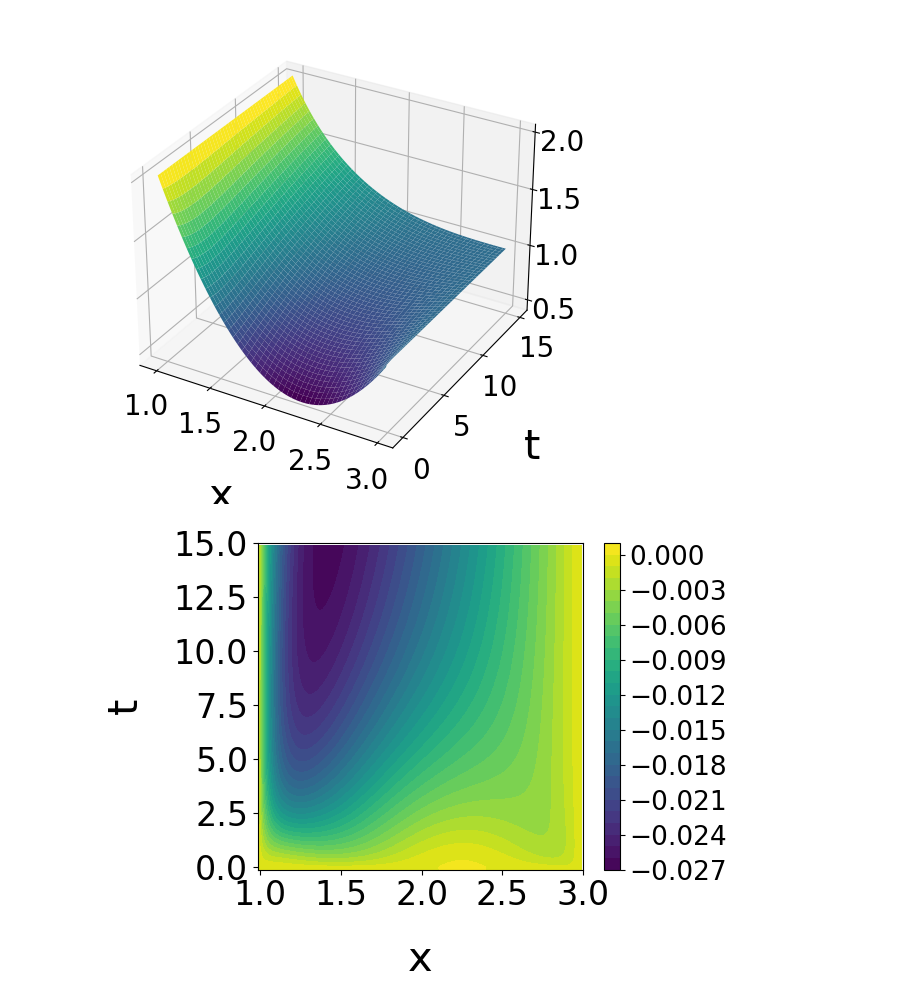
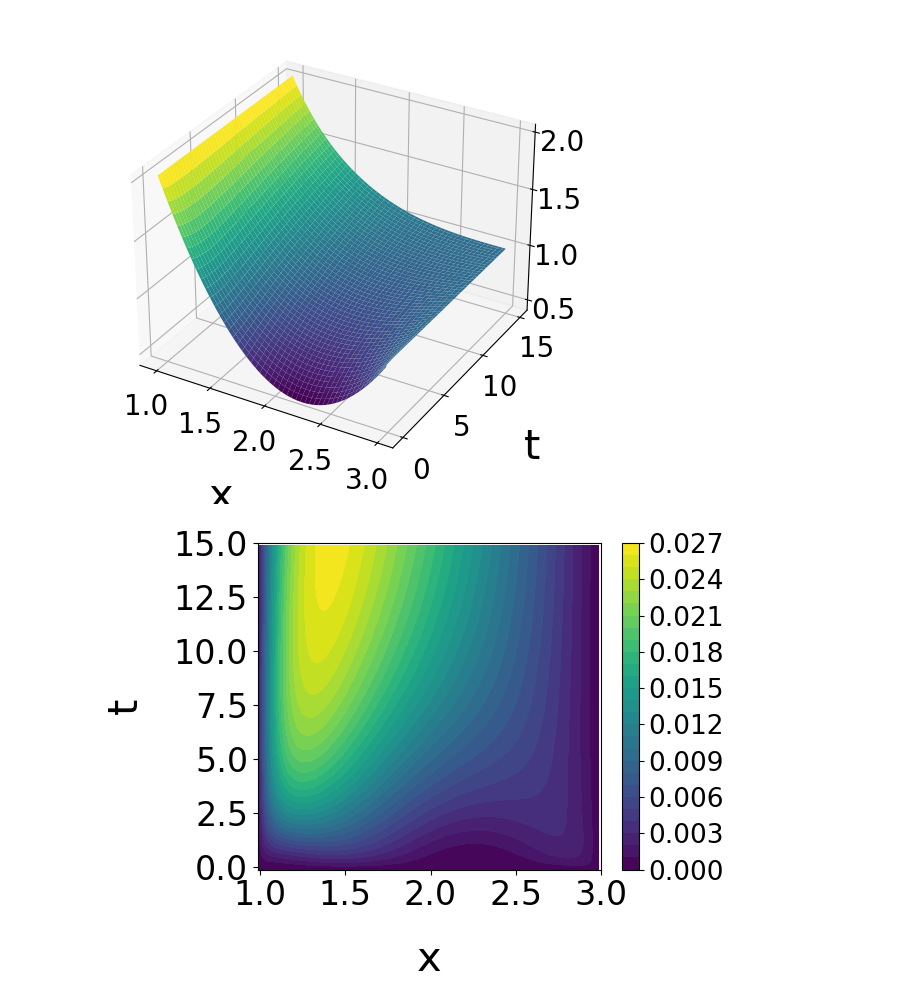
Before and after one commit to tabishhub/adam_d3s, a Jupyter notebook: SINDy_PDEs/pde_dataset_generator.ipynb, the cells around one changed output. Saved outputs shown, nothing was run; the diff lists cells and outputs as text; code cells hidden in the pictures.

```diff
--- a/SINDy_PDEs/pde_dataset_generator.ipynb
+++ b/SINDy_PDEs/pde_dataset_generator.ipynb
@@ -123,26 +123,26 @@ plt.show()
 # %%
 plt.figure()  # Set figure size to allow for more space
 
 # Create the contour plot
-contour = plt.contourf(X, T, (U_disc - U_orig).T, levels=30, cmap='viridis')
+contour = plt.contourf(X, T, abs((U_disc - U_orig).T), levels=30, cmap='viridis')
 cbar = plt.colorbar(contour)  # Add a color bar for reference
 
 # Customize colorbar tick labels
 for t in cbar.ax.get_yticklabels():
     t.set_fontsize(19)
 
 # Add axis labels, ticks, and other formatting
 plt.ylabel('t', fontsize=30, labelpad=20)  # labelpad for extra padding
 plt.xlabel('x', fontsize=30, labelpad=20)
 plt.xticks(np.linspace(1, 3, 5), fontsize=24)
 plt.yticks(np.linspace(0, 15, 7), fontsize=24)
 
 # Adjust layout to prevent labels from being cut off
 plt.tight_layout()
 plt.savefig('C:/Users/tabis/OneDrive - University of Edinburgh/Desktop/publications/data_driven_dynamical_systems/SINDy_PDEs/figures/pde_error_contour.pdf')
 plt.show()
 # %% [output]
-[figure, old version]
+[figure, new version]
 # %%
 # Saving the data
 
```
Also changed, not shown: parts of 1 cell of this notebook, 3 other files.
